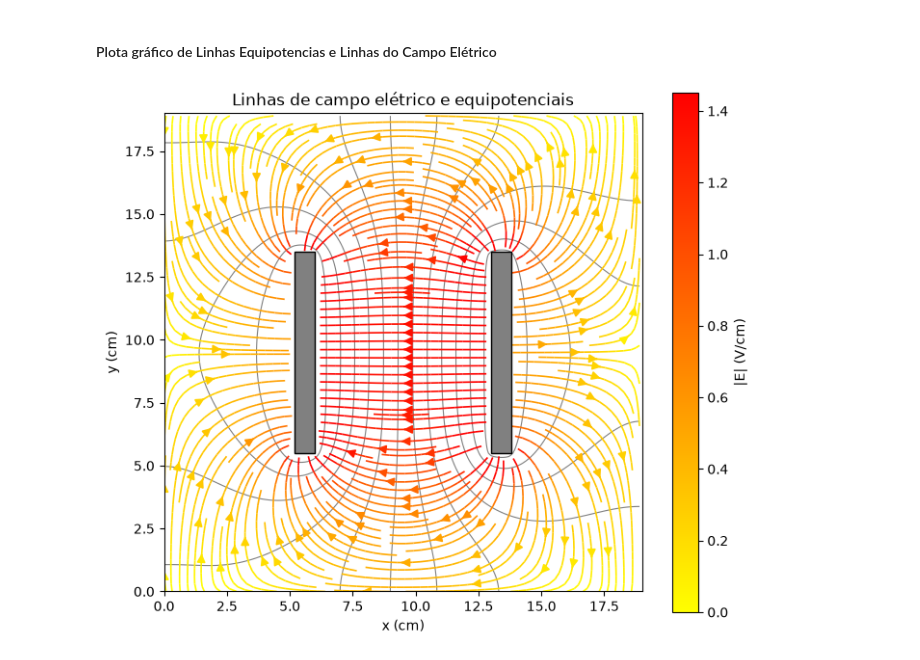
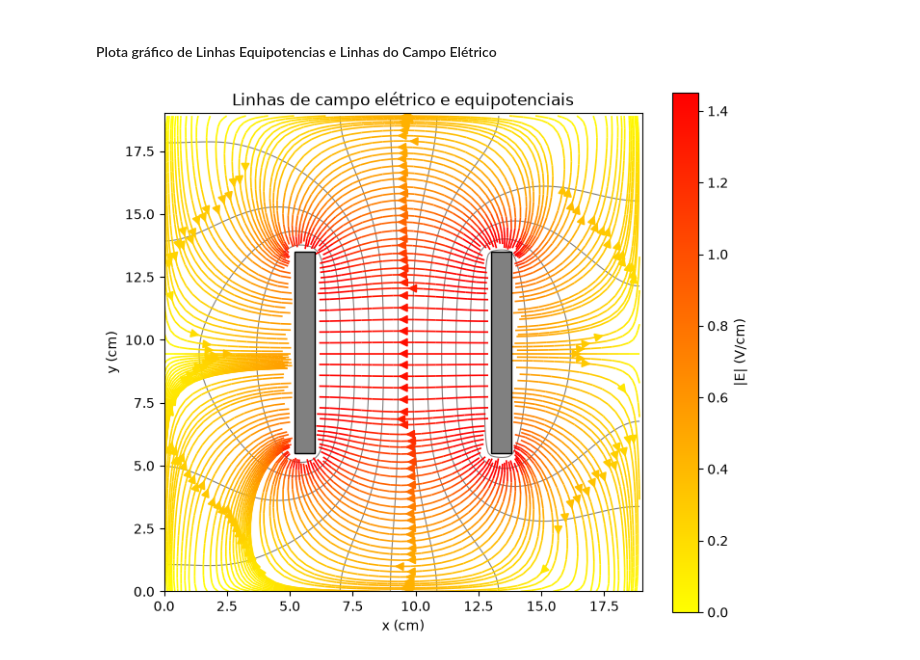
Before and after one commit to deboraaz/Eletromagnetismo---metodo-solucoes-finitas, a Jupyter notebook: metodo_diferencas.ipynb, the cells around one changed output. Saved outputs shown, nothing was run; the diff lists cells and outputs as text; code cells hidden in the pictures.

Commit message:
ajuste_linhas_campo

```diff
--- a/metodo_diferencas.ipynb
+++ b/metodo_diferencas.ipynb
@@ -123,45 +123,53 @@ plt.show()
 # %% [markdown]
 #### Plota gráfico de Linhas Equipotencias e Linhas do Campo Elétrico
 # %%
+import numpy as np
+import matplotlib.pyplot as plt
 import matplotlib.patches as patches
 
-dx = 1.0 / escala                    # passo da malha em cm
-Ey, Ex = np.gradient(-V, dx, dx)     # calcula o campo em cada ponto da malha
+dx = 1.0 / escala
+Ey, Ex = np.gradient(-V, dx, dx)
 E_mag = np.hypot(Ex, Ey)
 
-x = np.arange(Nx) / escala           # eixos em cm
+x = np.arange(Nx) / escala
 y = np.arange(Ny) / escala
 
-# mascara os eletrodos: as linhas terminam na superfície deles
+# mascara os eletrodos
 Ex_m = np.ma.masked_where(eletrodos, Ex)
 Ey_m = np.ma.masked_where(eletrodos, Ey)
 E_cor = np.ma.masked_where(eletrodos, E_mag)
 
 fig, ax = plt.subplots(figsize=(8, 7))
 
-# equipotenciais ao fundo, em cinza
+# equipotenciais ao fundo
 ax.contour(x, y, V, levels=15, colors="gray", linewidths=0.8)
 
-# linhas de campo, coloridas pela intensidade
+# linhas de campo contínuas
 sp = ax.streamplot(
     x, y, Ex_m, Ey_m,
     color=E_cor, cmap="autumn_r",
     norm=plt.Normalize(0, np.percentile(E_mag[~eletrodos], 95)),
-    density=2, linewidth=1.2, arrowsize=1.3,
+    density=1.5,          # menos denso = menos interrupções por "colisão"
+    linewidth=1.2,
+    arrowsize=1.3,
+    maxlength=100,        # permite linhas longas (padrão é 4)
+    integration_direction="both",
+    broken_streamlines=False,   # matplotlib >= 3.6 não corta linhas por proximidade
 )
 fig.colorbar(sp.lines, ax=ax, label="|E| (V/cm)")
 
-# eletrodos (posições e tamanhos em cm)
+# eletrodos
 ax.add_patch(patches.Rectangle((5.2, 5.5), 0.8, 8, facecolor="gray", edgecolor="black", zorder=5))
 ax.add_patch(patches.Rectangle((13.0, 5.5), 0.8, 8, facecolor="gray", edgecolor="black", zorder=5))
 
 ax.set_xlim(0, 19)
 ax.set_ylim(0, 19)
 ax.set_aspect("equal")
 ax.set_xlabel("x (cm)")
 ax.set_ylabel("y (cm)")
 ax.set_title("Linhas de campo elétrico e equipotenciais")
-plt.savefig("linhas_campo.png", dpi=200, bbox_inches="tight")   # antes do show
-    plt.show()
+
+plt.savefig("linhas_campo.png", dpi=200, bbox_inches="tight")
+plt.show()
 # %% [output]
-[figure, old version]
+[figure, new version]
```
